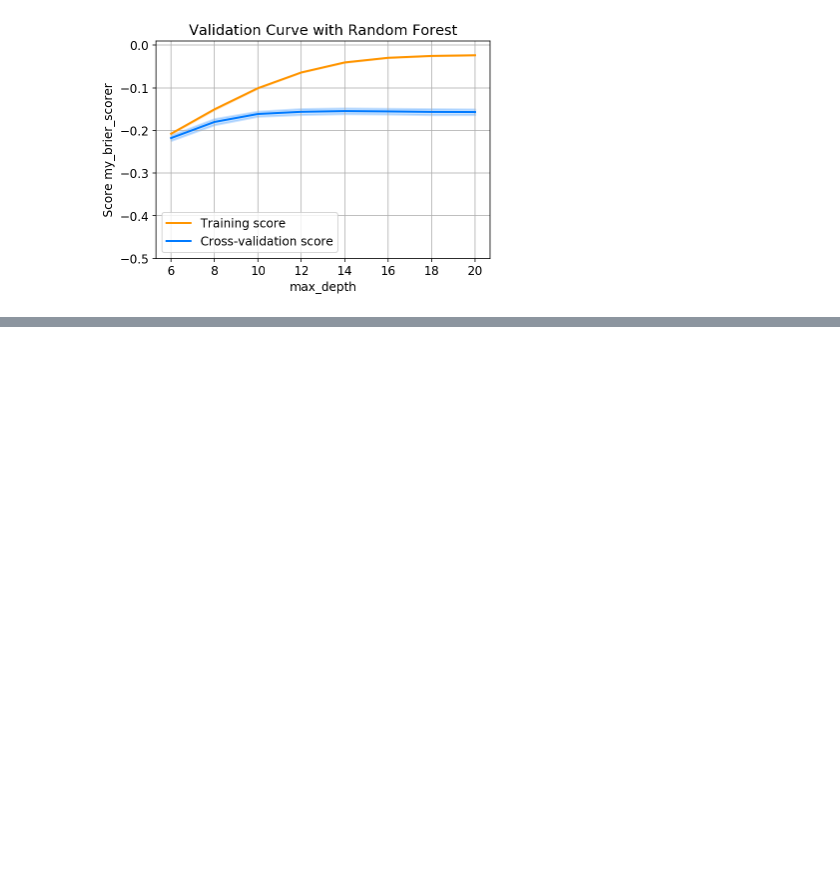
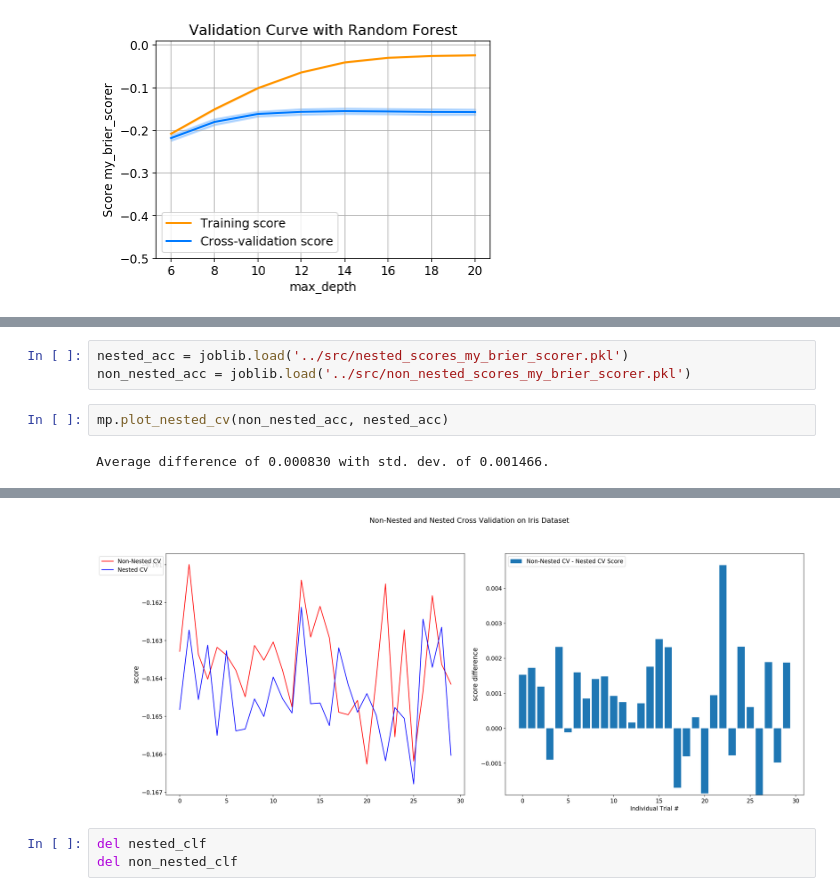
Before and after one commit to albertosm27/bloscml, a Jupyter notebook: notebooks/deliver/random_forest_analysis.ipynb, the cells around one changed output, grey strips where cells are left out. Drawn from its saved outputs; the diff is of its cells as text; blank space fills up the shorter version.

```diff
--- a/notebooks/deliver/random_forest_analysis.ipynb
+++ b/notebooks/deliver/random_forest_analysis.ipynb
@@ -157,0 +169,7 @@ for non_nested_scores, nested_scores in (all_non_nested_scores, all_nested_score
+# %%
+nested_acc = joblib.load('../src/nested_scores_my_brier_scorer.pkl')
+non_nested_acc = joblib.load('../src/non_nested_scores_my_brier_scorer.pkl')
+# %%
+mp.plot_nested_cv(non_nested_acc, nested_acc)
+# %% [output]
+Average difference of 0.000830 with std. dev. of 0.001466.
@@ -157,0 +177,4 @@ for non_nested_scores, nested_scores in (all_non_nested_scores, all_nested_score
+[figure, added]
+# %%
+del nested_clf
+del non_nested_clf
```
Also changed, not shown: parts of 31 cells of this notebook, 9 other files.
